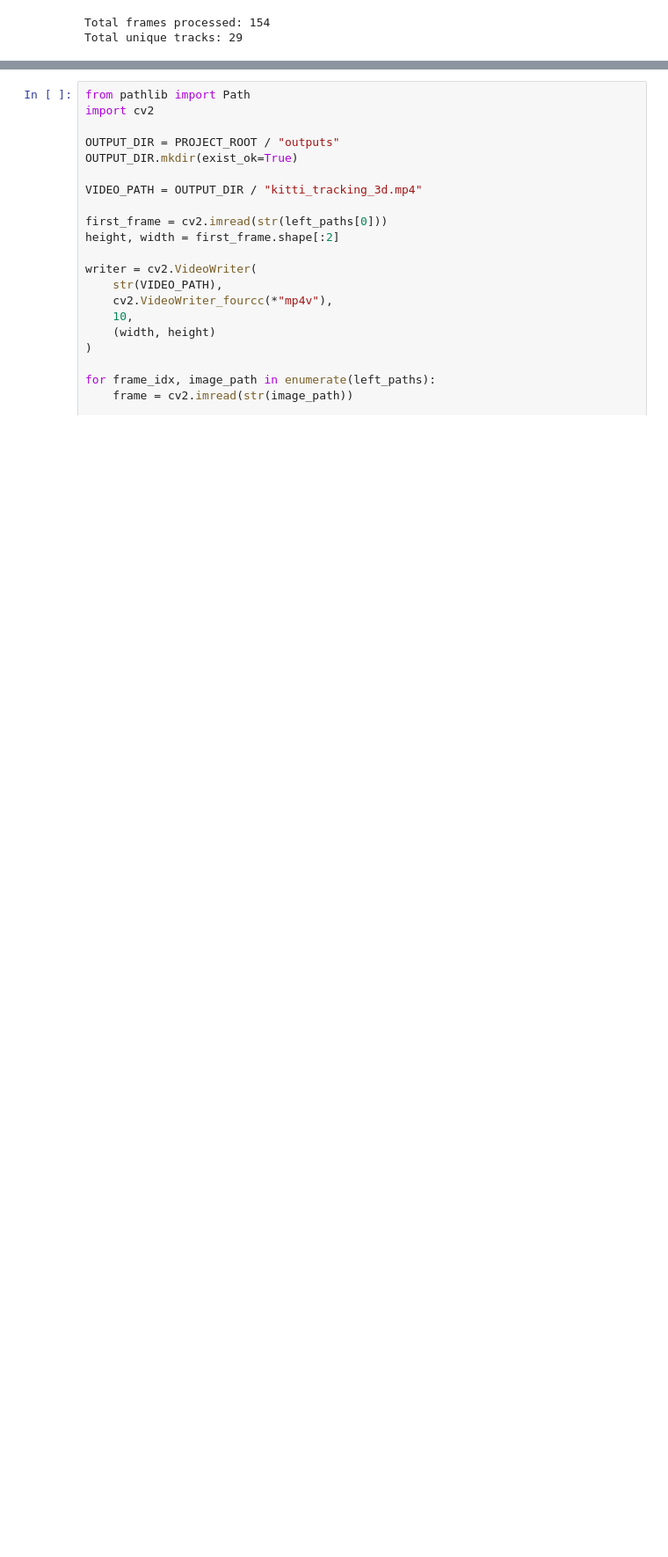
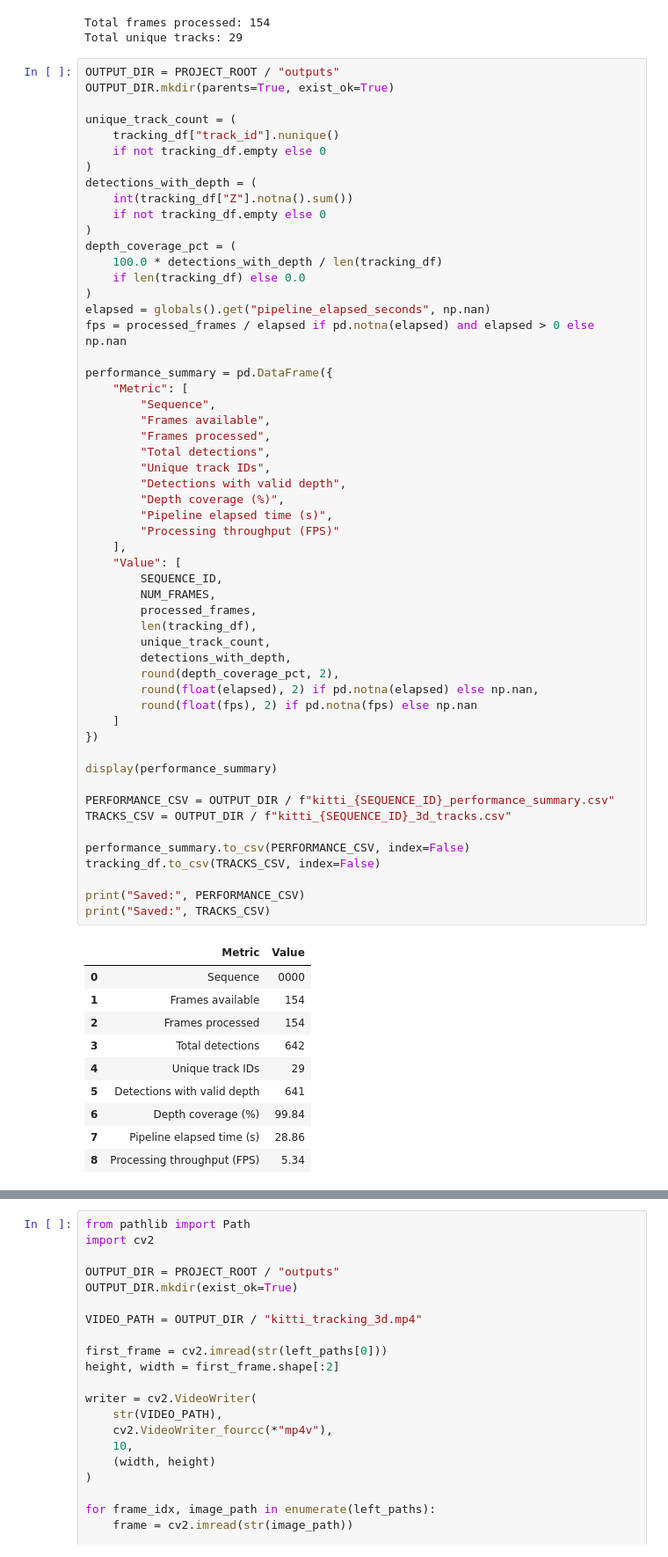
Before and after one commit to ViswaSekar-goat/UltraCNN, a Jupyter notebook: notebooks/05_multi_object_tracking.ipynb, the cells around one changed output, grey strips where cells are left out. Shown at 88% size. Cells and saved outputs as stored; diff of their text form; blank space fills up the shorter version.

```diff
--- a/notebooks/05_multi_object_tracking.ipynb
+++ b/notebooks/05_multi_object_tracking.ipynb
@@ -445,3 +488,68 @@ print("Total unique tracks:", tracking_df["track_id"].nunique())
 | 92 | 152 | 152 | 1 | 7.24 | 7.24 | 7.24 |
 Total frames processed: 154
 Total unique tracks: 29
+# %%
+OUTPUT_DIR = PROJECT_ROOT / "outputs"
+OUTPUT_DIR.mkdir(parents=True, exist_ok=True)
+
+unique_track_count = (
+    tracking_df["track_id"].nunique()
+    if not tracking_df.empty else 0
+)
+detections_with_depth = (
+    int(tracking_df["Z"].notna().sum())
+    if not tracking_df.empty else 0
+)
+depth_coverage_pct = (
+    100.0 * detections_with_depth / len(tracking_df)
+    if len(tracking_df) else 0.0
+)
+elapsed = globals().get("pipeline_elapsed_seconds", np.nan)
+fps = processed_frames / elapsed if pd.notna(elapsed) and elapsed > 0 else np.nan
+
+performance_summary = pd.DataFrame({
+    "Metric": [
+        "Sequence",
+        "Frames available",
+        "Frames processed",
+        "Total detections",
+        "Unique track IDs",
+        "Detections with valid depth",
+        "Depth coverage (%)",
+        "Pipeline elapsed time (s)",
+        "Processing throughput (FPS)"
+    ],
+    "Value": [
+        SEQUENCE_ID,
+        NUM_FRAMES,
+        processed_frames,
+        len(tracking_df),
+        unique_track_count,
+        detections_with_depth,
+        round(depth_coverage_pct, 2),
+        round(float(elapsed), 2) if pd.notna(elapsed) else np.nan,
+        round(float(fps), 2) if pd.notna(fps) else np.nan
+    ]
+})
+
+display(performance_summary)
+
+PERFORMANCE_CSV = OUTPUT_DIR / f"kitti_{SEQUENCE_ID}_performance_summary.csv"
+TRACKS_CSV = OUTPUT_DIR / f"kitti_{SEQUENCE_ID}_3d_tracks.csv"
+
+performance_summary.to_csv(PERFORMANCE_CSV, index=False)
+tracking_df.to_csv(TRACKS_CSV, index=False)
+
+print("Saved:", PERFORMANCE_CSV)
+print("Saved:", TRACKS_CSV)
+# %% [output]
+|  | Metric | Value |
+| 0 | Sequence | 0000 |
+| 1 | Frames available | 154 |
+| 2 | Frames processed | 154 |
+| 3 | Total detections | 642 |
+| 4 | Unique track IDs | 29 |
+| 5 | Detections with valid depth | 641 |
+| 6 | Depth coverage (%) | 99.84 |
+| 7 | Pipeline elapsed time (s) | 28.86 |
+| 8 | Processing throughput (FPS) | 5.34 |
```
Also changed, not shown: parts of 5 cells of this notebook, 11 other files.
